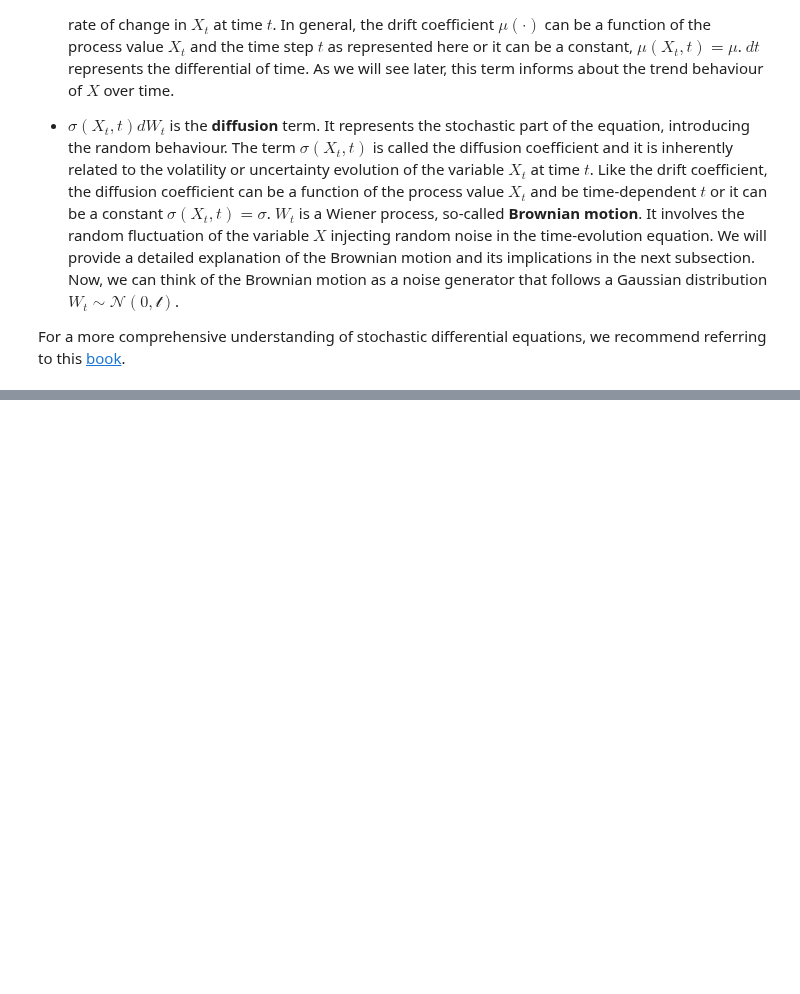
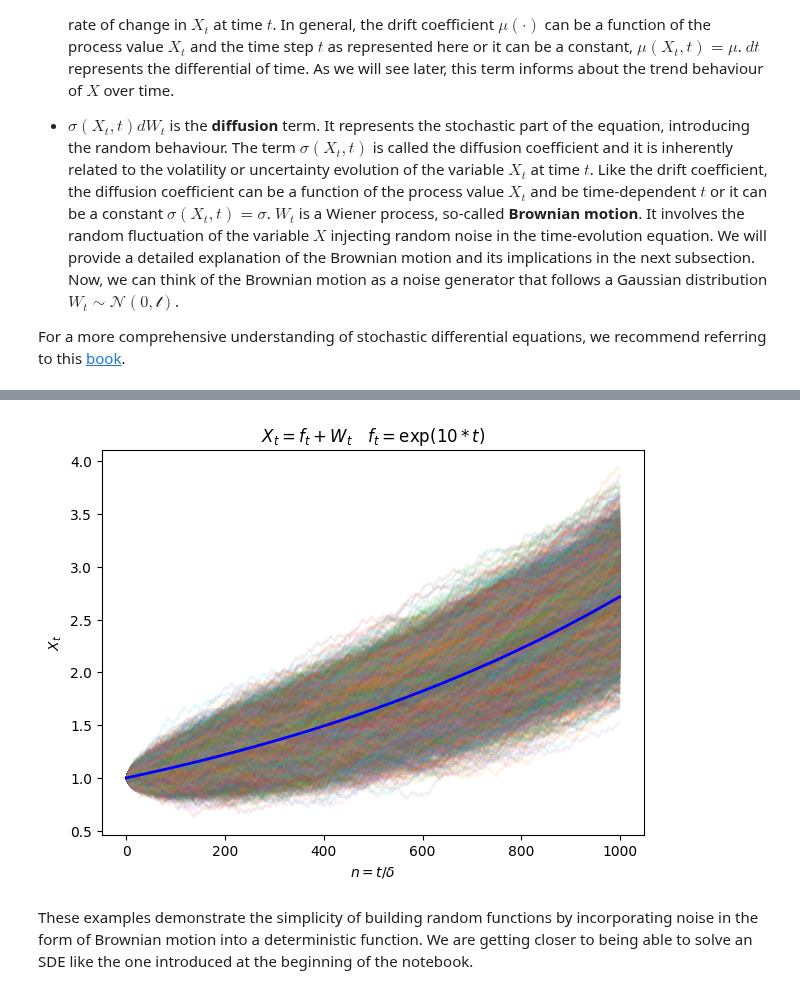
Before and after one commit to ImperialCollegeLondon/ReCoDe-Euler-Maruyama, a Jupyter notebook: notebooks/3.- Euler-Maruyama method.ipynb, the cells around one changed output, grey strips where cells are left out. Saved outputs shown, nothing was run; the diff lists cells and outputs as text; code cells hidden in the pictures; blank space fills up the shorter version.

Commit message:
Add deterministic + brownian motion

```diff
--- a/notebooks/3.- Euler-Maruyama method.ipynb
+++ b/notebooks/3.- Euler-Maruyama method.ipynb
@@ -208,0 +263,17 @@ We can observe, how for each time step $t$, the samples obtained from the random
+# %%
+# An exponential signal
+# f = exp(10*t)
+f = np.exp(np.arange(0, 1_000) * delta * 10)
+x = multiple_10000_w_t + f.reshape(-1, 1)
+
+fig, ax = plt.subplots(figsize=(7, 5))
+ax.plot(x, alpha=.1)
+ax.plot(f, lw=2, color="blue")
+ax.set_xlabel(r"$n=t/\delta$")
+ax.set_ylabel(r"$X_t$")
+ax.set_title(f"$X_t = f_t + W_t \quad f_t = \exp(10*t)$")
+plt.show()
+# %% [output]
+[figure, added]
+# %% [markdown]
+These examples demonstrate the simplicity of building random functions by incorporating noise in the form of Brownian motion into a deterministic function. We are getting closer to being able to solve an SDE like the one introduced at the beginning of the notebook.
```
Also changed, not shown: parts of 17 cells of this notebook.
